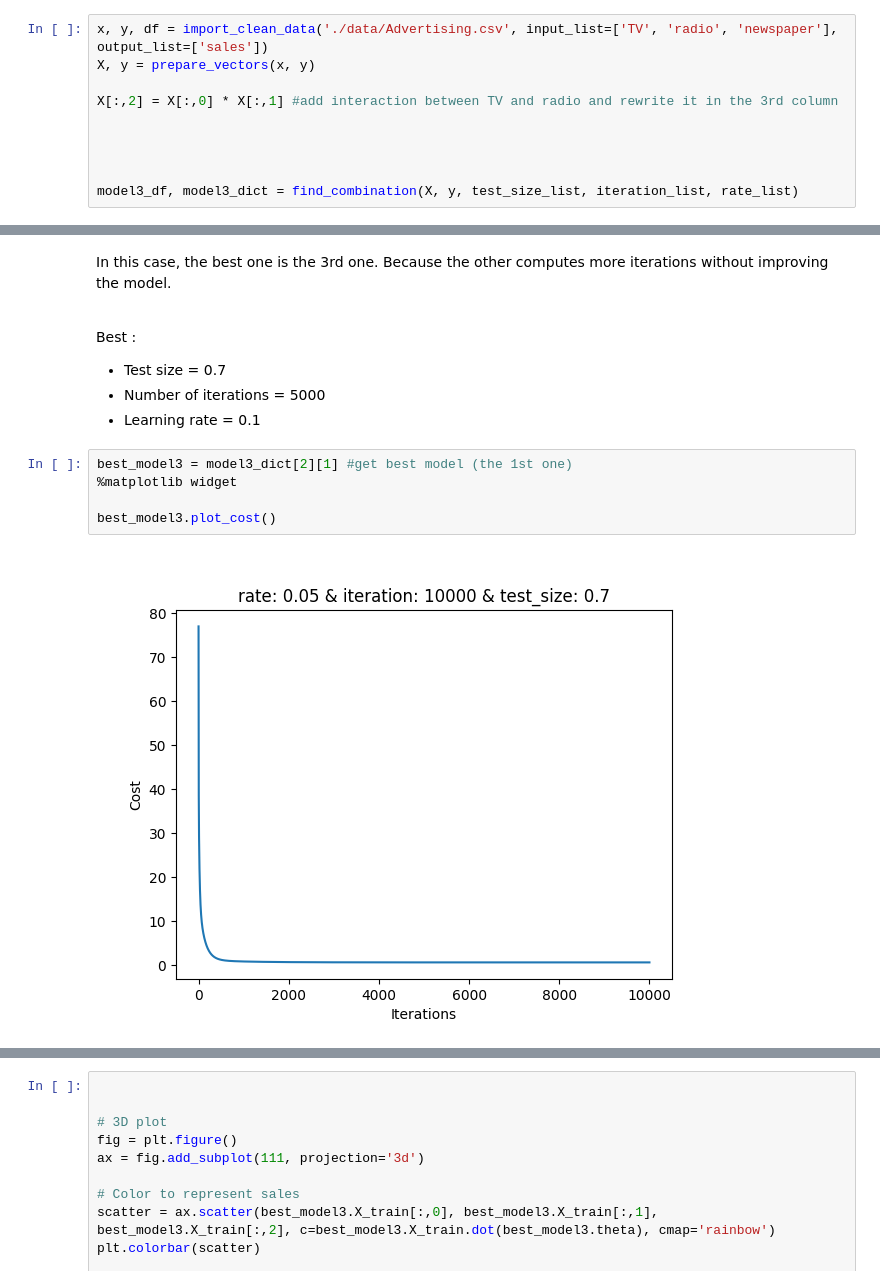
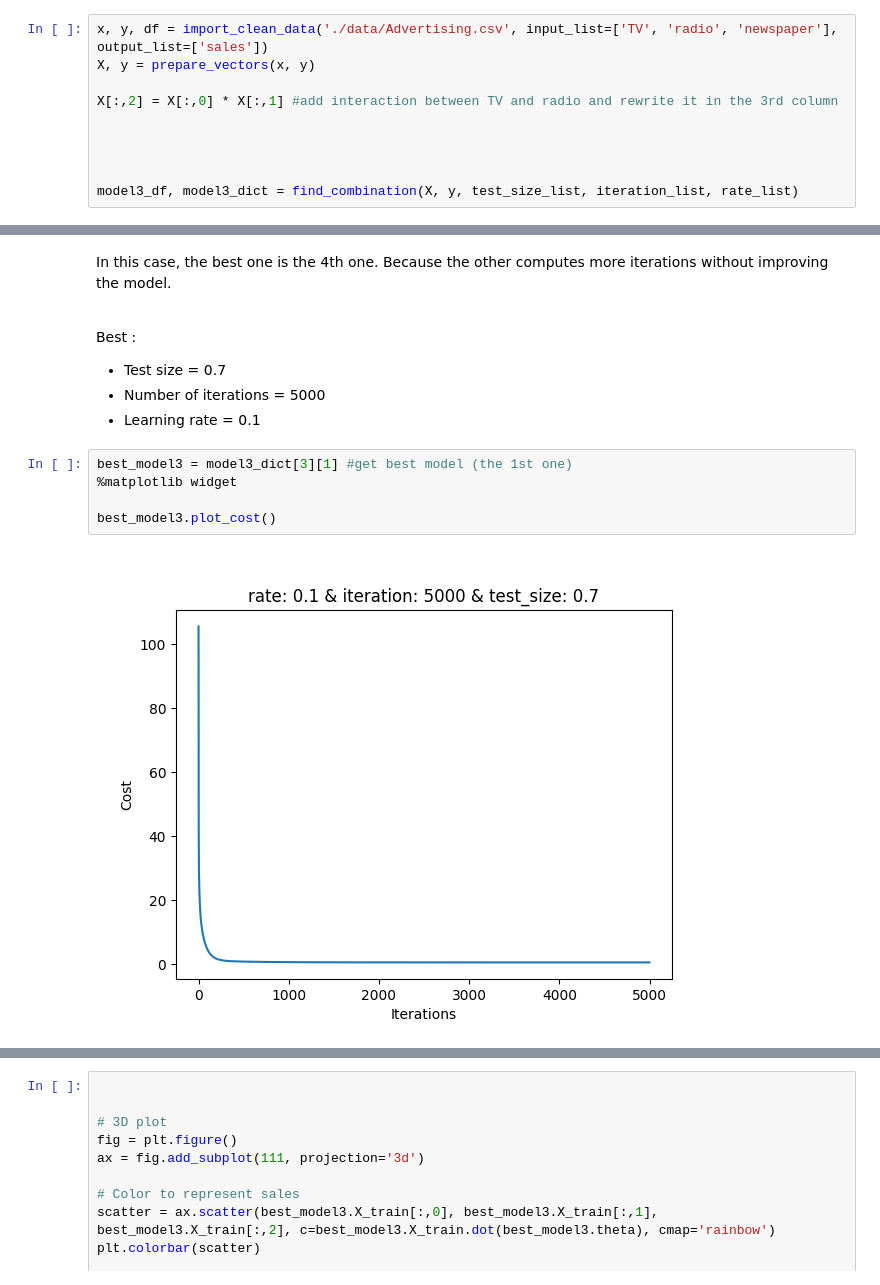
Before and after one commit to jugodfroy/LinearRegressionMultiple, a Jupyter notebook: main_advertising.ipynb, the cells around one changed output, grey strips where cells are left out. Saved outputs shown, nothing was run; the diff lists cells and outputs as text.

```diff
--- a/main_advertising.ipynb
+++ b/main_advertising.ipynb
@@ -263,17 +208,17 @@ model3_df.head(5)
 # %% [markdown]
-In this case, the best one is the 3rd one. Because the other computes more iterations without improving the model.
+In this case, the best one is the 4th one. Because the other computes more iterations without improving the model.
 
 <br>Best :
 - Test size = 0.7
 - Number of iterations = 5000
 - Learning rate = 0.1
 # %%
-best_model3 = model3_dict[2][1] #get best model (the 1st one)
+best_model3 = model3_dict[3][1] #get best model (the 1st one)
 %matplotlib widget
 
 best_model3.plot_cost()
 # %% [output]
-[figure, old version]
+[figure, new version]
 # %%
 #test the model with the test set
 mse, r_square, predictions = best_model3.test_model()
```
Also changed, not shown: parts of 14 cells of this notebook, 4 other files.
